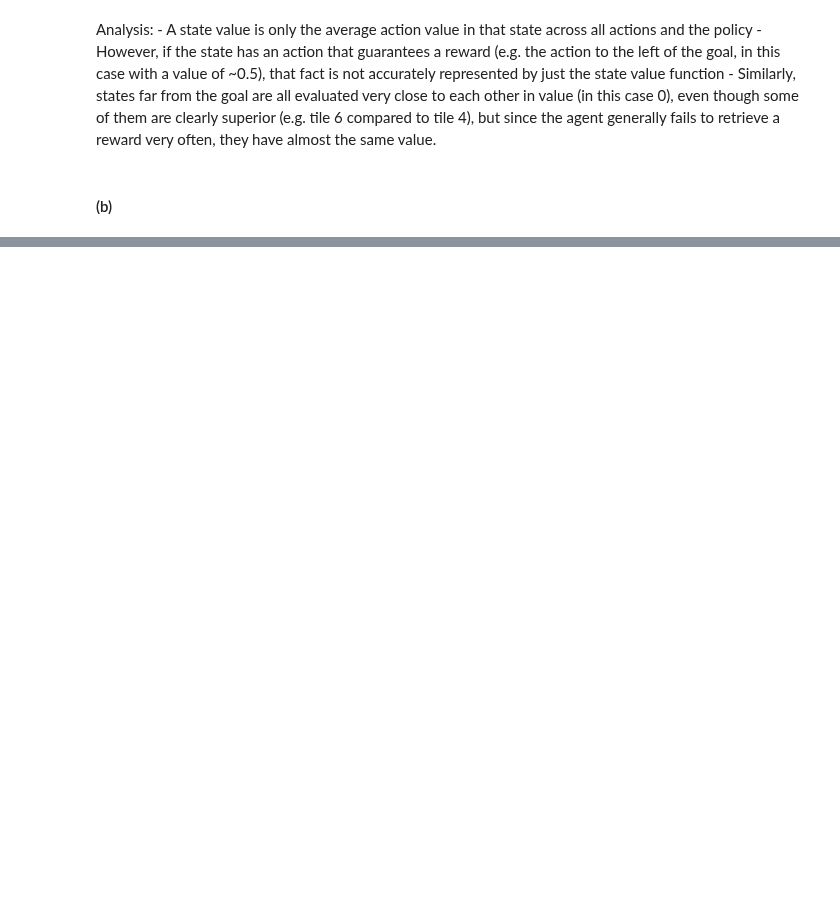
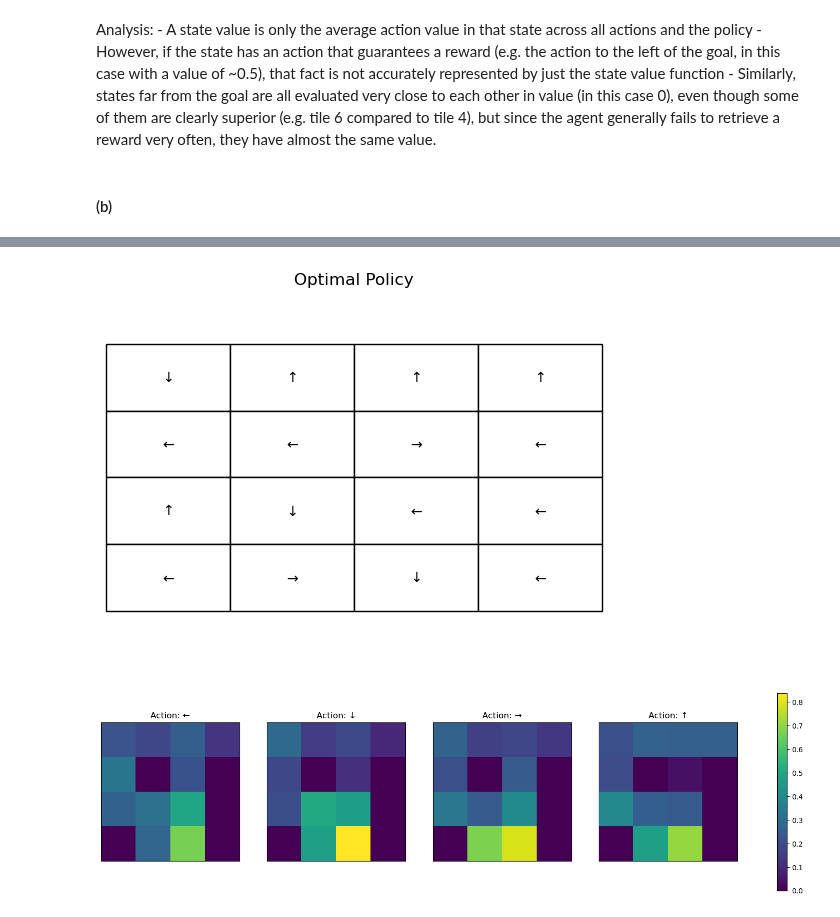
Before and after one commit to MarvinKohnen/deep-reinforcement-learning, a Jupyter notebook: assignments/exercise03/exercise3.2.ipynb, the cells around one changed output, grey strips where cells are left out. Cells and saved outputs as stored; diff of their text form; code cells hidden in the pictures; blank space fills up the shorter version.

```diff
--- a/assignments/exercise03/exercise3.2.ipynb
+++ b/assignments/exercise03/exercise3.2.ipynb
@@ -154,3 +170,0 @@ class Policy:
-# %%
-policy = Policy(n=100000)
-print(policy.policy_eval())
@@ -173,0 +194,16 @@ print(policy.policy_eval())
+# %%
+def run(policy, n=100):
+    env = gym.make('FrozenLake-v1', desc=None, map_name="4x4", is_slippery=True)
+
+    rewards_list = []
+    for _ in range(n):
+        path, actions, rewards = run_episode(env, policy)
+        policy.evaluate(path, actions, rewards)
+        rewards_list.append(rewards[-1])
+
+    return policy.get_v(), rewards_list
+# %%
+policy = MCPolicy(gamma=1)
+value_func, rewards_list = run(policy, n=1000)
+print(value_func)
+print(sum(rewards_list))
@@ -173,0 +228,25 @@ print(policy.policy_eval())
+# %%
+optimal_policy = np.asarray(list(map(np.argmax, value_func))).reshape(4, 4)
+actions_labels = ['←', '↓', '→', '↑']
+policy_grid = np.array([[actions_labels[action] for action in row] for row in optimal_policy])
+
+fig, ax = plt.subplots()
+ax.set_title('Optimal Policy')
+ax.axis('off')
+table = ax.table(cellText=policy_grid, loc='center', cellLoc='center')
+table.scale(1, 4)
+plt.show()
+
+fig, axes = plt.subplots(1, 4, figsize=(20, 5))
+for a in range(4):
+    ax = axes[a]
+    q_values = value_func[:, a].reshape(4, 4)
+    im = ax.imshow(q_values, vmin=np.min(value_func), vmax=np.max(value_func), cmap='viridis')
+    ax.set_title("Action: %s" % actions_labels[a])
+    ax.set_xticks([]) # remove x-axis ticks
+    ax.set_yticks([]) # remove y-axis ticks
+fig.colorbar(im, ax=axes.ravel().tolist())
+plt.show()
+# %% [output]
+[figure, added]
+[figure, added]
```
Also changed, not shown: parts of 12 cells of this notebook.
